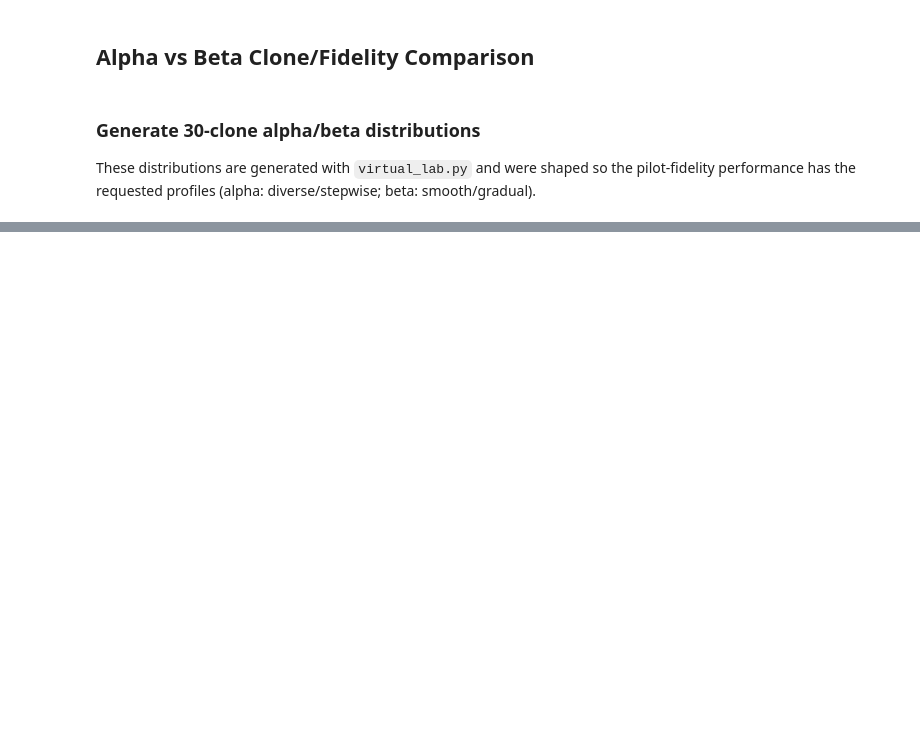
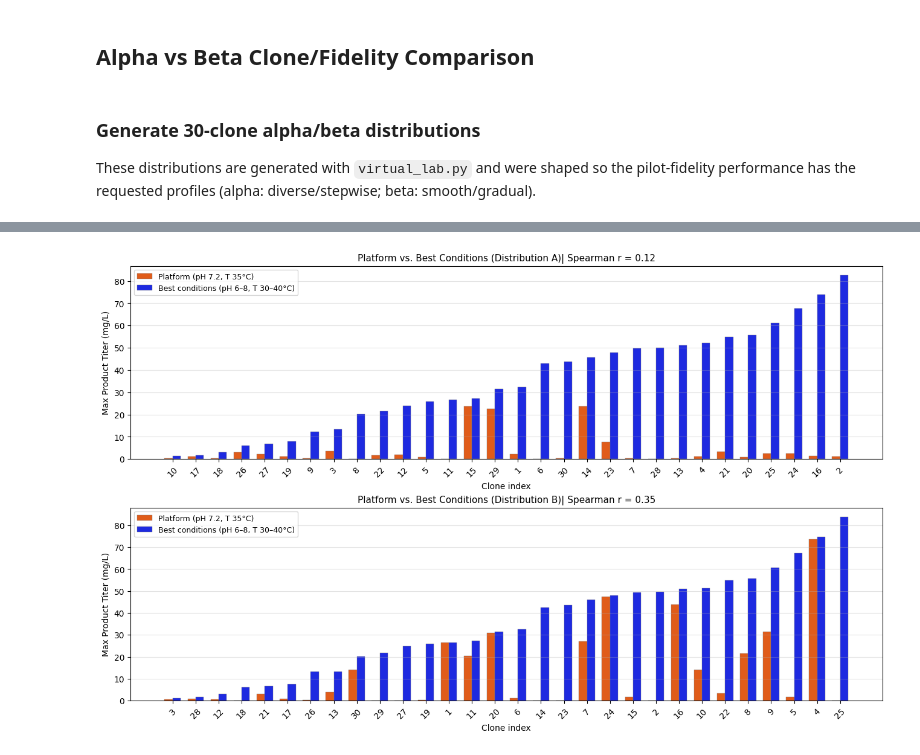
Before and after one commit to adrian-martens/mf-bo4bio, a Jupyter notebook: notebooks/clone_distribution_plot.ipynb, the cells around one changed output, grey strips where cells are left out. Cells and saved outputs as stored; diff of their text form; code cells hidden in the pictures; blank space fills up the shorter version.

Commit message:
update strain dist for corrected model

```diff
--- a/notebooks/clone_distribution_plot.ipynb
+++ b/notebooks/clone_distribution_plot.ipynb
@@ -335,0 +337,92 @@ Saved: /Users/Laura/repo/mf-bo4bio/plots_pdf/alpha_beta_clone_fidelity_compariso
+# %%
+from collections import defaultdict
+from pathlib import Path
+
+import matplotlib.pyplot as plt
+import numpy as np
+from scipy.stats import spearmanr
+
+import mfbo4bio.conditions_data as data
+from mfbo4bio import virtual_lab as vl
+from mfbo4bio.results import project_root
+from mfbo4bio.utils import sampling
+
+SEED = 12
+NUM_SAMPLES = 6000
+FEEDING_MAX = 50
+t0, ph0 = 35, 7.2
+
+COLOR_PLATFORM = "#E05C1A"
+COLOR_BEST = "#1E2AE0"
+
+
+def _simulate(dist_name, ph_range, t_range):
+    n = len(data.get_cell_params(dist_name))
+    dims = {
+        "temperature": ("continuous", t_range),
+        "ph": ("continuous", ph_range),
+        "feeding1": ("continuous", (0, FEEDING_MAX)),
+        "feeding2": ("continuous", (0, 0)),
+        "feeding3": ("continuous", (0, 0)),
+        "fidelity": ("discrete", [10]),
+        "clone": ("discrete", list(range(n))),
+    }
+    constraints = {"feeding_max": FEEDING_MAX, "feeding_dims": ["feeding1", "feeding2", "feeding3"]}
+    inputs = sampling(
+        method="latin_hypercube",
+        dimensions_dict=dims,
+        num_samples=NUM_SAMPLES,
+        constraints=constraints,
+        fidelity_distribution={10: 1.0},
+        seed=SEED,
+    )
+    outputs = vl.conduct_experiment(inputs, clone_distribution=dist_name)
+    inp, out = np.asarray(inputs), np.asarray(outputs)
+    grouped = defaultdict(list)
+    for x, y in zip(inp, out):
+        grouped[int(x[6]) + 1].append(float(y))
+    return {c: np.max(v) for c, v in grouped.items()}
+
+
+def _plot_platform_vs_best(ax, dist_name, label):
+    plat = _simulate(dist_name, (ph0 - 0.0001, ph0), (t0 - 0.0001, t0))
+    best = _simulate(dist_name, (6.0, 8.0), (30.0, 40.0))
+
+    # Sort clones by best-conditions titer so the best clones are on the right
+    clones = sorted(best, key=lambda c: best[c])
+    x = np.arange(len(clones))
+    w = 0.35
+
+    plat_vals = [plat[c] for c in clones]
+    best_vals = [best[c] for c in clones]
+
+    ax.bar(x - w / 2, plat_vals, width=w, color=COLOR_PLATFORM,
+           label="Platform (pH 7.2, T 35°C)", edgecolor="gray", linewidth=0.3)
+    ax.bar(x + w / 2, best_vals, width=w, color=COLOR_BEST,
+           label="Best conditions (pH 6–8, T 30–40°C)", edgecolor="gray", linewidth=0.3)
+
+    r_s = spearmanr(plat_vals, best_vals)[0]
+    ax.set_title(
+        f"Platform vs. Best Conditions (Distribution {label})"
+        f"| Spearman r = {r_s:.2f}",
+        fontsize=11,
+    )
+    ax.set_ylabel("Max Product Titer (mg/L)")
+    ax.set_xlabel("Clone index")
+    ax.set_xticks(x)
+    ax.set_xticklabels(clones, rotation=45)
+    ax.grid(axis="y", alpha=0.35)
+    ax.legend(fontsize=9)
+
+
+fig, axes = plt.subplots(2, 1, figsize=(13, 8), constrained_layout=True)
+_plot_platform_vs_best(axes[0], "alpha", "A")
+_plot_platform_vs_best(axes[1], "beta", "B")
+
+PDF_DIR = project_root() / "plots_pdf"
+PDF_DIR.mkdir(parents=True, exist_ok=True)
+out_path = PDF_DIR / "platform_vs_best_A_vs_B.pdf"
+fig.savefig(out_path, format="pdf", bbox_inches="tight")
+print(f"Saved: {out_path}")
+plt.show()
+# %% [output]
@@ -336,3 +430,4 @@ Saved: /Users/Laura/repo/mf-bo4bio/plots_pdf/alpha_beta_clone_fidelity_compariso
+[figure, added]
 # %%
 import numpy as np
 from scipy.stats import pearsonr, spearmanr
```
Also changed, not shown: parts of 5 cells of this notebook, 4 other files.
